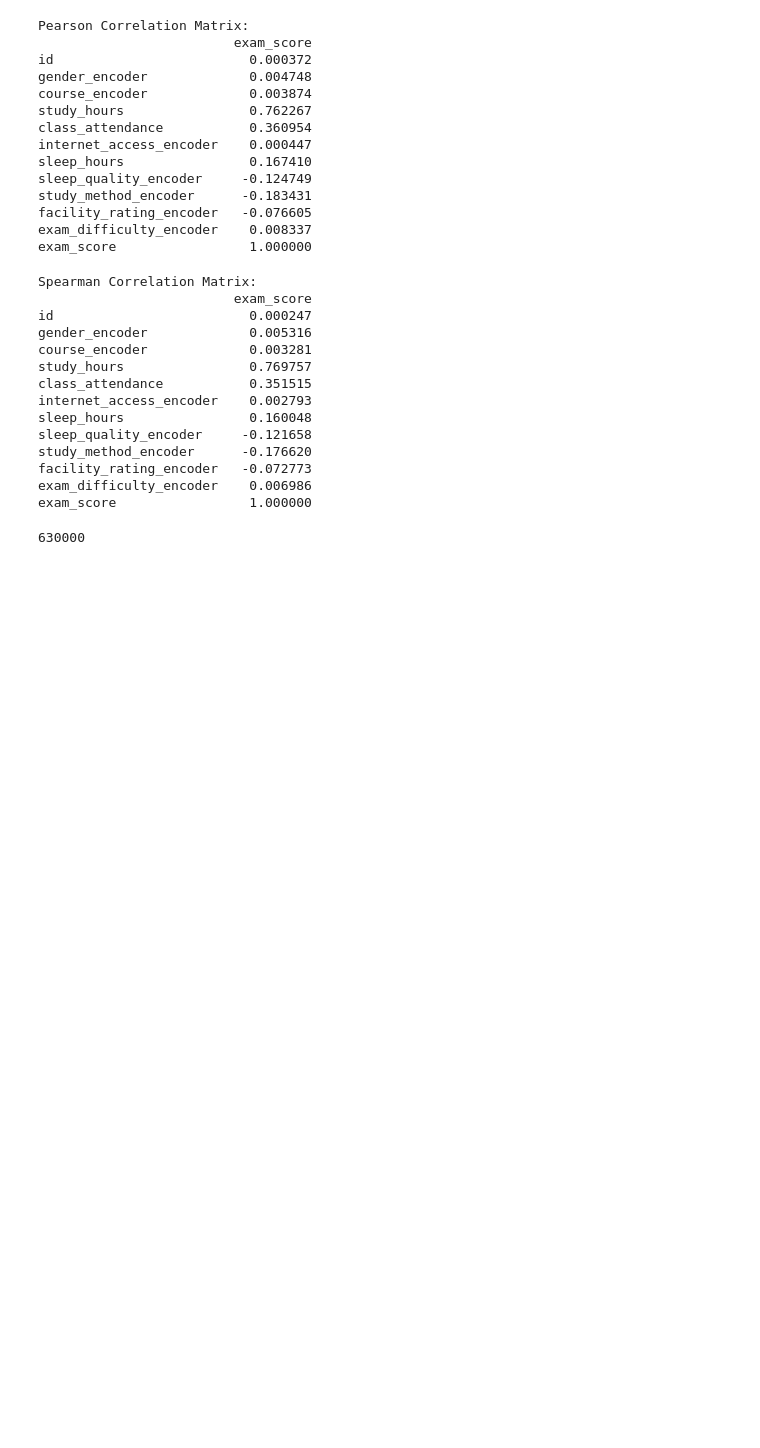
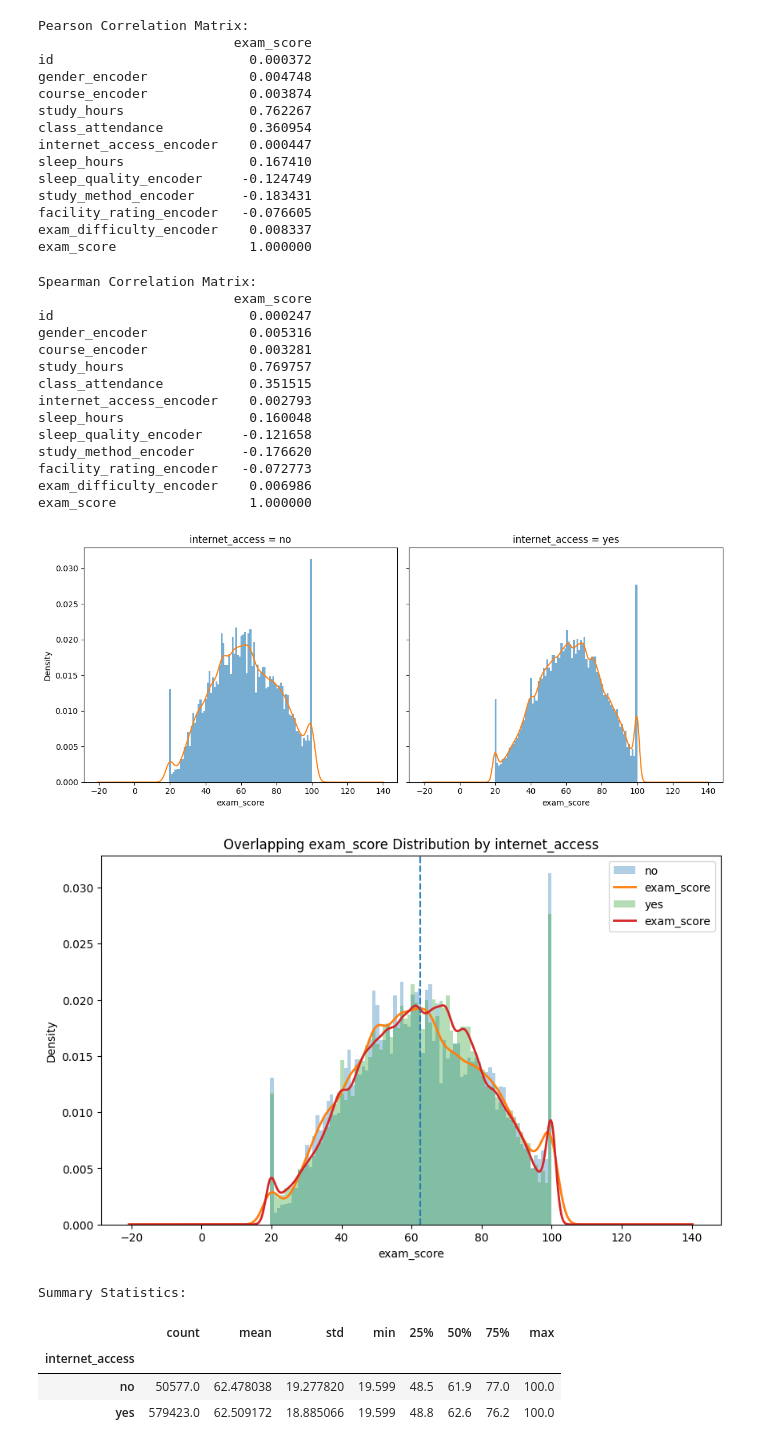
Before and after one commit to Aashiee3/Student-Exam-Score-Kagge-Competition, a Jupyter notebook: Student exam score/student_exam_score.ipynb, the cells around one changed output. Drawn from its saved outputs; the diff is of its cells as text; code cells hidden in the pictures; blank space fills up the shorter version.

```diff
--- a/Student exam score/student_exam_score.ipynb
+++ b/Student exam score/student_exam_score.ipynb
@@ -268,7 +284,3 @@ study_method_encoder      -0.176620
 facility_rating_encoder   -0.072773
 exam_difficulty_encoder    0.006986
 exam_score                 1.000000
-# %%
-len(train_df)
-# %% [output]
-630000
@@ -274,0 +371,14 @@ len(train_df)
+# %%
+plot_category_distribution(
+    train_df,
+    category_col='internet_access',
+    numeric_col='exam_score'
+)
+# %% [output]
+[figure, added]
+[figure, added]
+Summary Statistics:
+|  | count | mean | std | min | 25% | 50% | 75% | max |
+| internet_access |  |  |  |  |  |  |  |  |
+| no | 50577.0 | 62.478038 | 19.277820 | 19.599 | 48.5 | 61.9 | 77.0 | 100.0 |
+| yes | 579423.0 | 62.509172 | 18.885066 | 19.599 | 48.8 | 62.6 | 76.2 | 100.0 |
```
Also changed, not shown: parts of 7 cells of this notebook.
